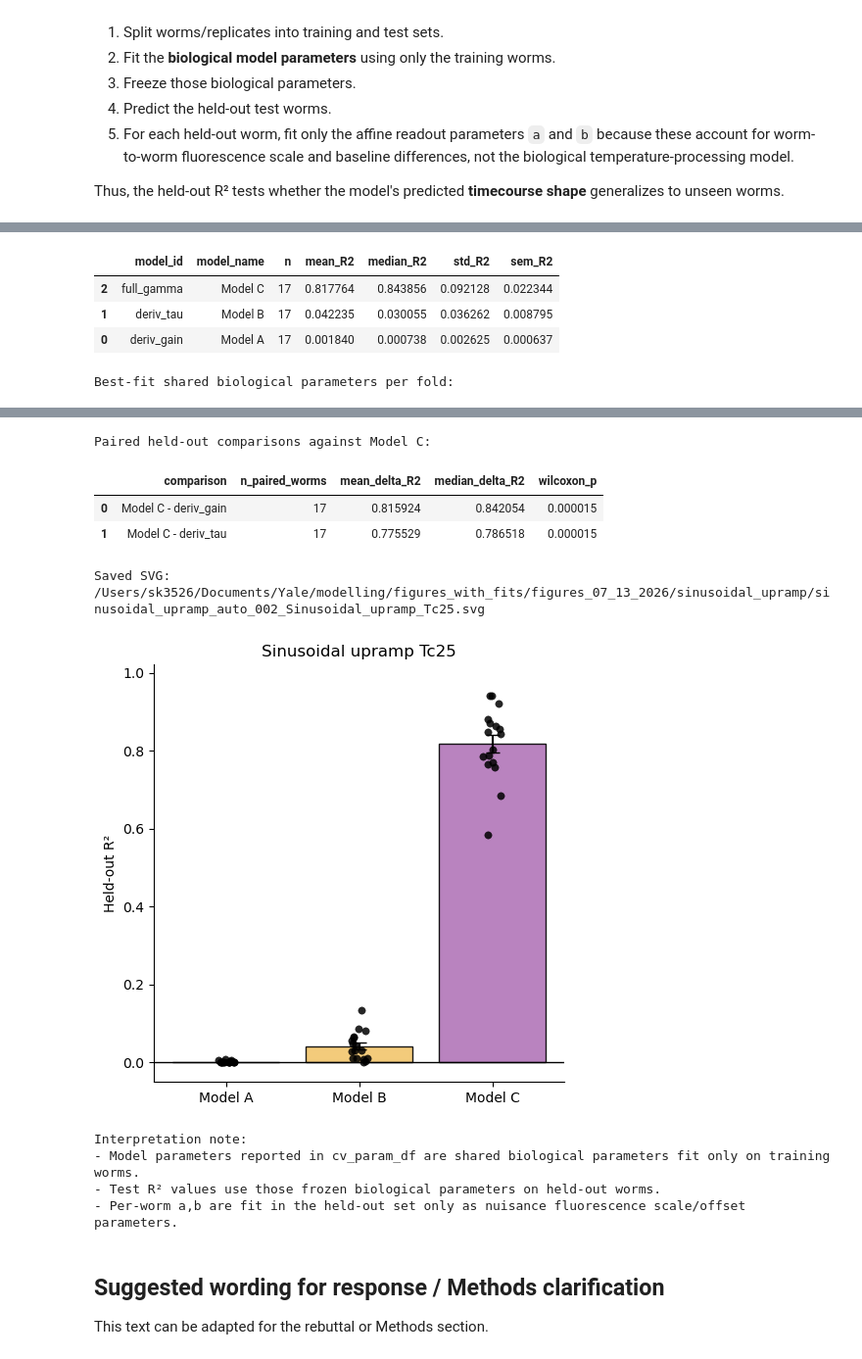
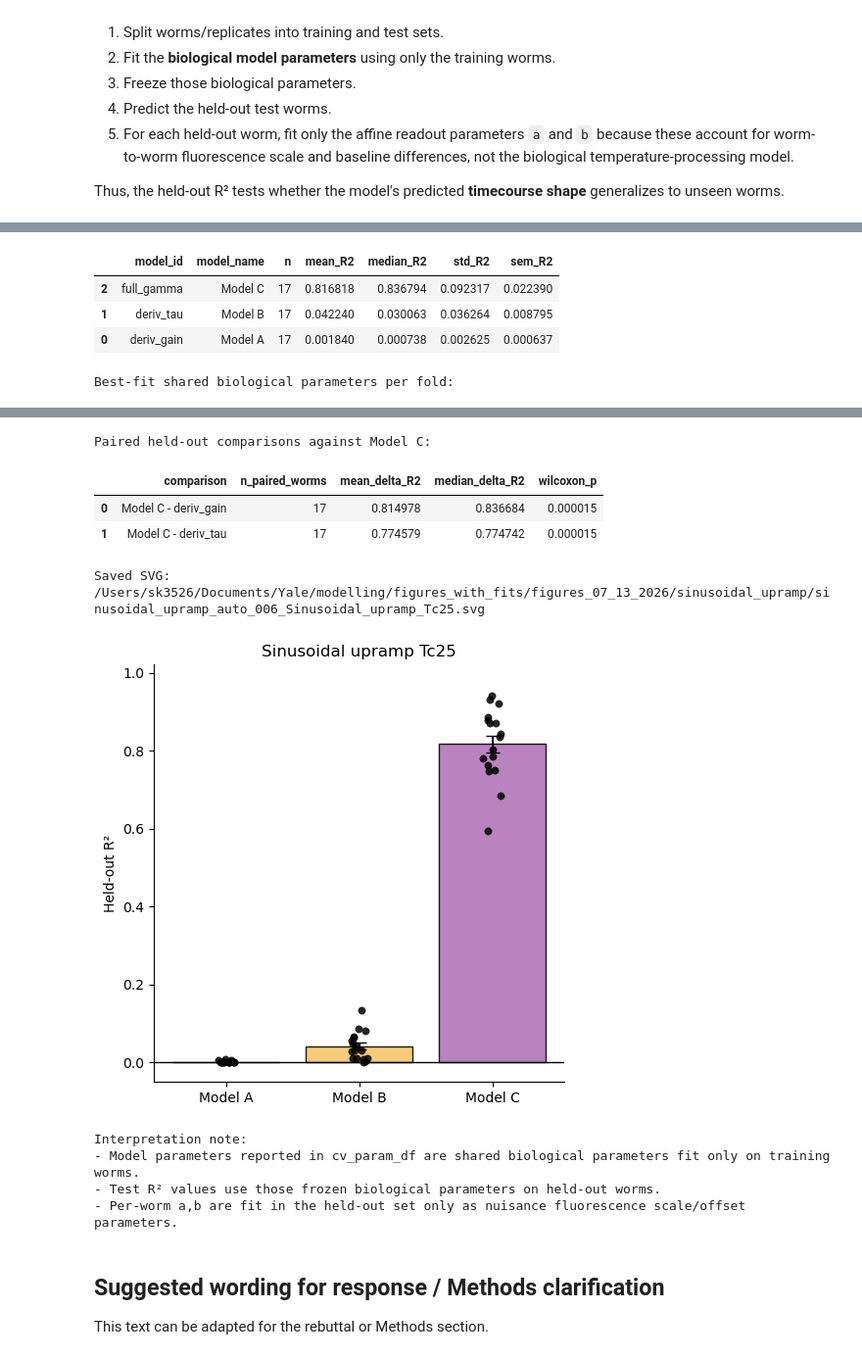
Before and after one commit to colonramoslab/Diaz-Garcia-and-Beagan-et-al.-2026-AFD-, a Jupyter notebook: AFD_modeling_Fig_2_5_S4/upramp_Tc25_1.ipynb, the cells around one changed output, grey strips where cells are left out. Shown at 98% size. Drawn from its saved outputs; the diff is of its cells as text; code cells hidden in the pictures.

```diff
--- a/AFD_modeling_Fig_2_5_S4/upramp_Tc25_1.ipynb
+++ b/AFD_modeling_Fig_2_5_S4/upramp_Tc25_1.ipynb
@@ -1255,7 +1255,7 @@ optuna.logging.set_verbosity(optuna.logging.WARNING)
 # ---------------- USER CONTROLS ----------------
 CV_MODE = "kfold"          # "kfold" or "loo"
 N_SPLITS_CV = 5             # used only if CV_MODE="kfold"
-N_TRIALS_CV = 200           # increase to 300+ for final reviewer numbers
+N_TRIALS_CV = 300           # increase to 300+ for final reviewer numbers
 RANDOM_SEED_CV = 1
 DROP_INITIAL_SECONDS_CV = 10.0
 SHOW_OPTUNA_PROGRESS_CV = False
@@ -1641,8 +1641,8 @@ Fold 1/5 | train n=13 | test n=4
 
 Held-out test R² summary:
 |  | model_id | model_name | n | mean_R2 | median_R2 | std_R2 | sem_R2 |
-| 2 | full_gamma | Model C | 17 | 0.817764 | 0.843856 | 0.092128 | 0.022344 |
-| 1 | deriv_tau | Model B | 17 | 0.042235 | 0.030055 | 0.036262 | 0.008795 |
+| 2 | full_gamma | Model C | 17 | 0.816818 | 0.836794 | 0.092317 | 0.022390 |
+| 1 | deriv_tau | Model B | 17 | 0.042240 | 0.030063 | 0.036264 | 0.008795 |
 | 0 | deriv_gain | Model A | 17 | 0.001840 | 0.000738 | 0.002625 | 0.000637 |
 Best-fit shared biological parameters per fold:
 |  | fold | model_id | model_name | train_n | test_n | train_mean_R2_objective | test_mean_R2 | tauD | T_on | ... |
@@ -1664,9 +1664,9 @@ Best-fit shared biological parameters per fold:
 Paired held-out comparisons against Model C:
 |  | comparison | n_paired_worms | mean_delta_R2 | median_delta_R2 | wilcoxon_p |
-| 0 | Model C - deriv_gain | 17 | 0.815924 | 0.842054 | 0.000015 |
-| 1 | Model C - deriv_tau | 17 | 0.775529 | 0.786518 | 0.000015 |
+| 0 | Model C - deriv_gain | 17 | 0.814978 | 0.836684 | 0.000015 |
+| 1 | Model C - deriv_tau | 17 | 0.774579 | 0.774742 | 0.000015 |
-Saved SVG: /Users/sk3526/Documents/Yale/modelling/figures_with_fits/figures_07_13_2026/sinusoidal_upramp/sinusoidal_upramp_auto_002_Sinusoidal_upramp_Tc25.svg
+Saved SVG: /Users/sk3526/Documents/Yale/modelling/figures_with_fits/figures_07_13_2026/sinusoidal_upramp/sinusoidal_upramp_auto_006_Sinusoidal_upramp_Tc25.svg
-[figure, old version]
+[figure, new version]
 Interpretation note:
 - Model parameters reported in cv_param_df are shared biological parameters fit only on training worms.
 - Test R² values use those frozen biological parameters on held-out worms.
```
Also changed, not shown: parts of 4 cells of this notebook, 2 other files.
